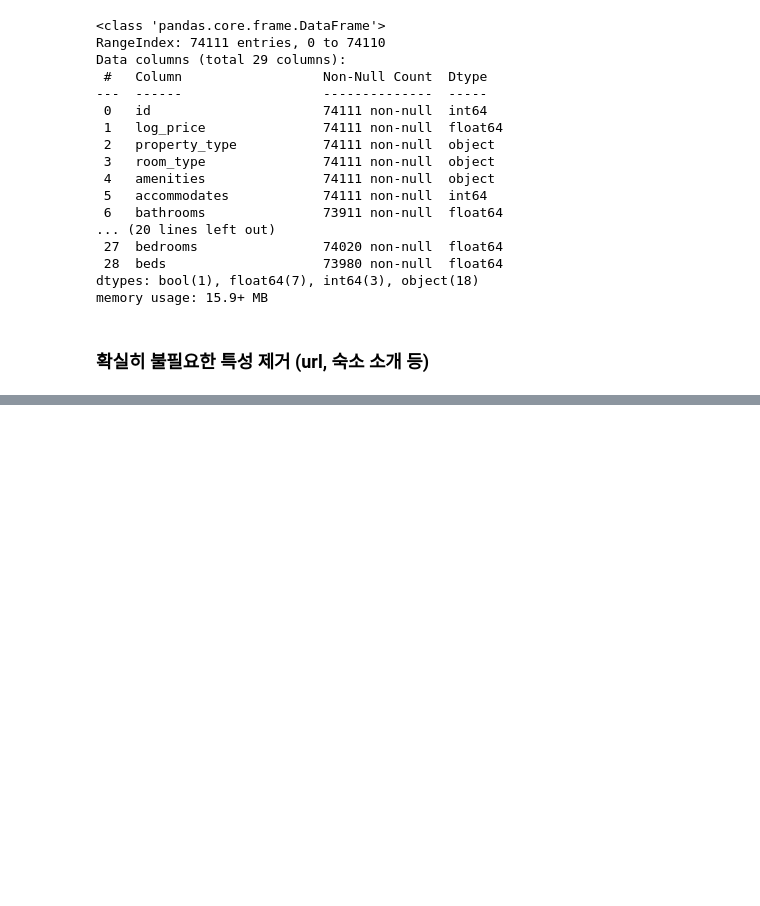
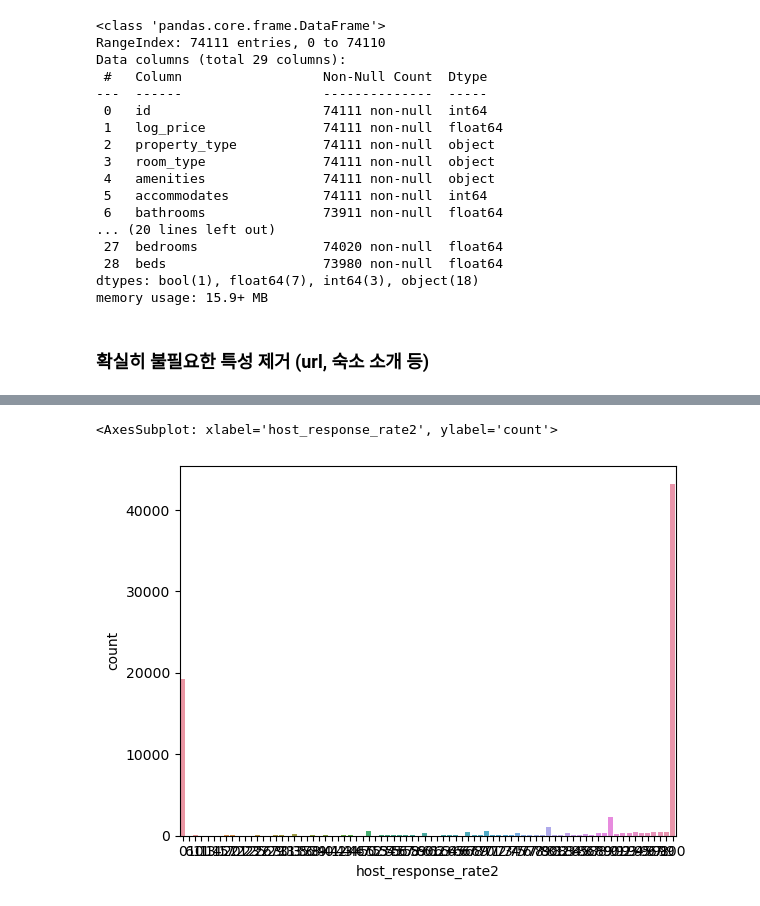
Before and after one commit to calebsuminkim/da_28_2nd_1team, a Jupyter notebook: 2ndproject_sumin.ipynb, the cells around one changed output, grey strips where cells are left out. Saved outputs shown, nothing was run; the diff lists cells and outputs as text; code cells hidden in the pictures; blank space fills up the shorter version.

```diff
--- a/2ndproject_sumin.ipynb
+++ b/2ndproject_sumin.ipynb
@@ -104,0 +231,8 @@ np.__version__
+# %%
+df['host_response_rate2'] = df['host_response_rate'].str.replace('%', '')
+# %%
+df['host_response_rate2'].fillna(0, inplace = True)
+# %%
+df['host_response_rate2'] = df['host_response_rate2'].astype('int32')
+# %%
+df.drop('host_response_rate', axis = 1, inplace = True)
@@ -104,0 +255,5 @@ np.__version__
+# %%
+sns.countplot(x = df['host_response_rate2'])
+# %% [output]
+<AxesSubplot: xlabel='host_response_rate2', ylabel='count'>
+[figure, added]
```
Also changed, not shown: parts of 136 cells of this notebook.
